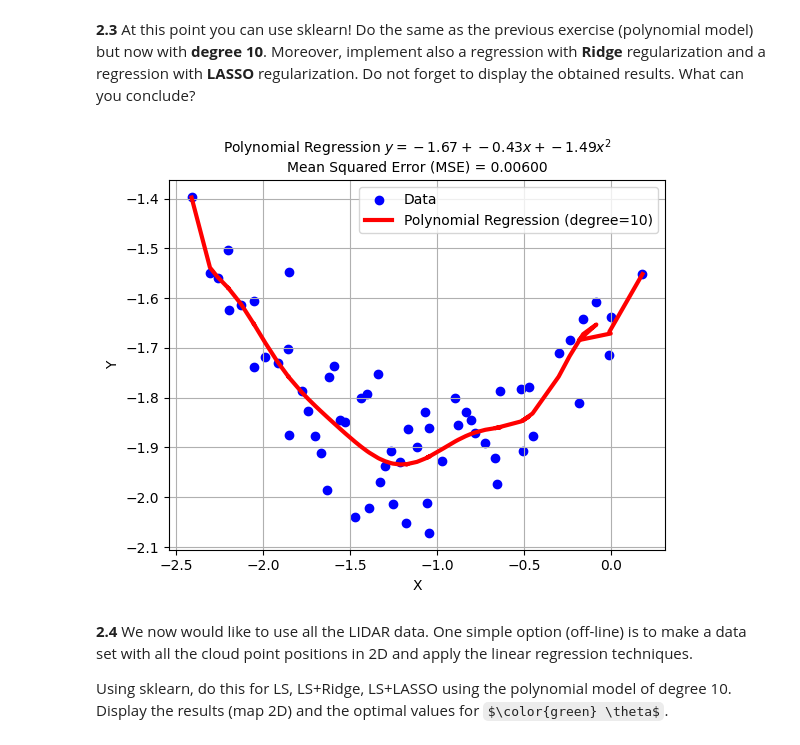
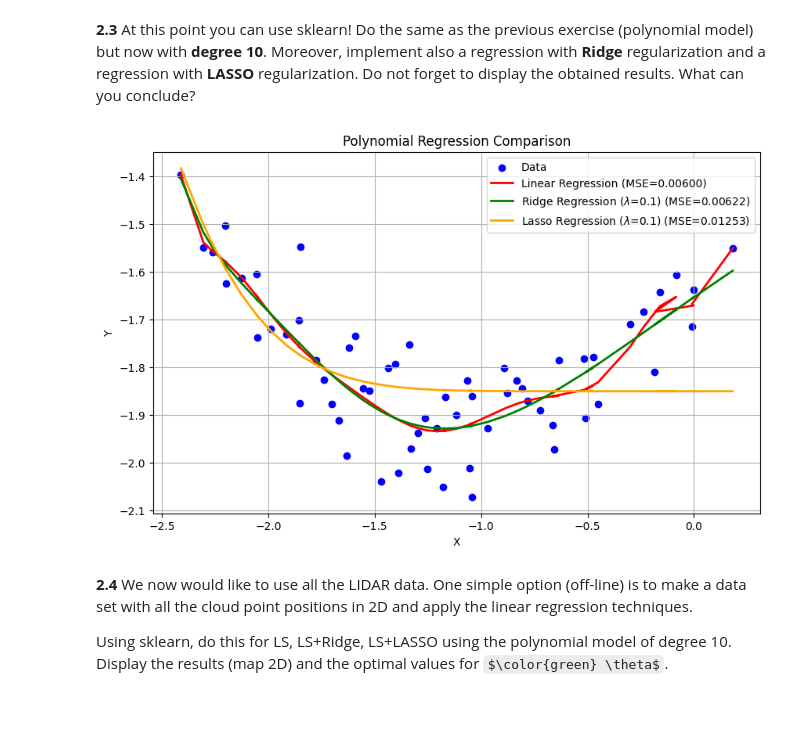
Before and after one commit to brumocas/ML_Projects, a Jupyter notebook: Proj1/ML_project1.ipynb, the cells around one changed output. Saved outputs shown, nothing was run; the diff lists cells and outputs as text; code cells hidden in the pictures; some formulas as TeX source; blank space fills up the shorter version.

```diff
--- a/Proj1/ML_project1.ipynb
+++ b/Proj1/ML_project1.ipynb
@@ -766,44 +742,65 @@ plt.show()
 At this point you can use sklearn!
 Do the same as the previous exercise (polynomial model) but now with **degree 10**. Moreover, implement also a regression with **Ridge** regularization and a regression with **LASSO** regularization. Do not forget to display the obtained results. What can you conclude?
 # %%
-# To complete
-# Confirm with SKlearn
+# Importing necessary libraries
+import numpy as np
+import matplotlib.pyplot as plt
 from sklearn.preprocessing import PolynomialFeatures
-from sklearn.linear_model import LinearRegression
+from sklearn.linear_model import LinearRegression, Ridge, Lasso
 from sklearn.metrics import mean_squared_error
 
-# Assuming x_o and y_o are obtained
 
 # Generate polynomial features
 poly = PolynomialFeatures(degree=10)
 X_poly = poly.fit_transform(x_o.reshape(-1, 1))
 
 # Fit linear regression model
-model = LinearRegression()
-model.fit(X_poly, y_o)
+model_lr = LinearRegression()
+model_lr.fit(X_poly, y_o)
+
+# Fit Ridge regression model
+alpha_ridge = 0.1  # Ridge regularization parameter
+model_ridge = Ridge(alpha=alpha_ridge)
+model_ridge.fit(X_poly, y_o)
+
+# Fit Lasso regression model
+alpha_lasso = 0.1  # Lasso regularization parameter
+model_lasso = Lasso(alpha=alpha_lasso)
+model_lasso.fit(X_poly, y_o)
 
 # Predict
-y_pred = model.predict(X_poly)
+y_pred_lr = model_lr.predict(X_poly)
+y_pred_ridge = model_ridge.predict(X_poly)
+y_pred_lasso = model_lasso.predict(X_poly)
 
 # Calculate mean squared error
-MSE = mean_squared_error(y_o, y_pred)
+MSE_lr = mean_squared_error(y_o, y_pred_lr)
+MSE_ridge = mean_squared_error(y_o, y_pred_ridge)
+MSE_lasso = mean_squared_error(y_o, y_pred_lasso)
 
 # Plot
+plt.figure(figsize=(10, 6))
+
+# Plot data
 plt.scatter(x_o, y_o, color='blue', label='Data')
-plt.plot(x_o, y_pred, color='red', label='Polynomial Regression (degree=10)', linewidth=3)
+
+# Plot linear regression
+plt.plot(x_o, y_pred_lr, color='red', label='Linear Regression (MSE={:.5f})'.format(MSE_lr), linewidth=2)
+
+# Plot Ridge regression
+plt.plot(x_o, y_pred_ridge, color='green', label='Ridge Regression ($\lambda$={}) (MSE={:.5f})'.format(alpha_ridge, MSE_ridge), linewidth=2)
+
+# Plot Lasso regression
+plt.plot(x_o, y_pred_lasso, color='orange', label='Lasso Regression ($\lambda$={}) (MSE={:.5f})'.format(alpha_lasso, MSE_lasso), linewidth=2)
+
 plt.xlabel('X')
 plt.ylabel('Y')
-
-# Construct title with regression equation and MSE
-title = r"Polynomial Regression $y = {:.2f} + {:.2f}x + {:.2f}x^2$".format(model.intercept_, model.coef_[1], model.coef_[2])
-title += "\nMean Squared Error (MSE) = {:.5f}".format(MSE)
-plt.title(title, fontsize=10)
-
+plt.title('Polynomial Regression Comparison')
 plt.legend()
 plt.grid(True)
 plt.show()
 # %% [output]
-[figure, old version]
+[figure, new version]
 # %% [markdown]
 **2.4**
 We now would like to use all the LIDAR data. One simple option (off-line) is to make a data set with all the cloud point positions in 2D and apply the linear regression techniques.
```
Also changed, not shown: parts of 8 cells of this notebook.
